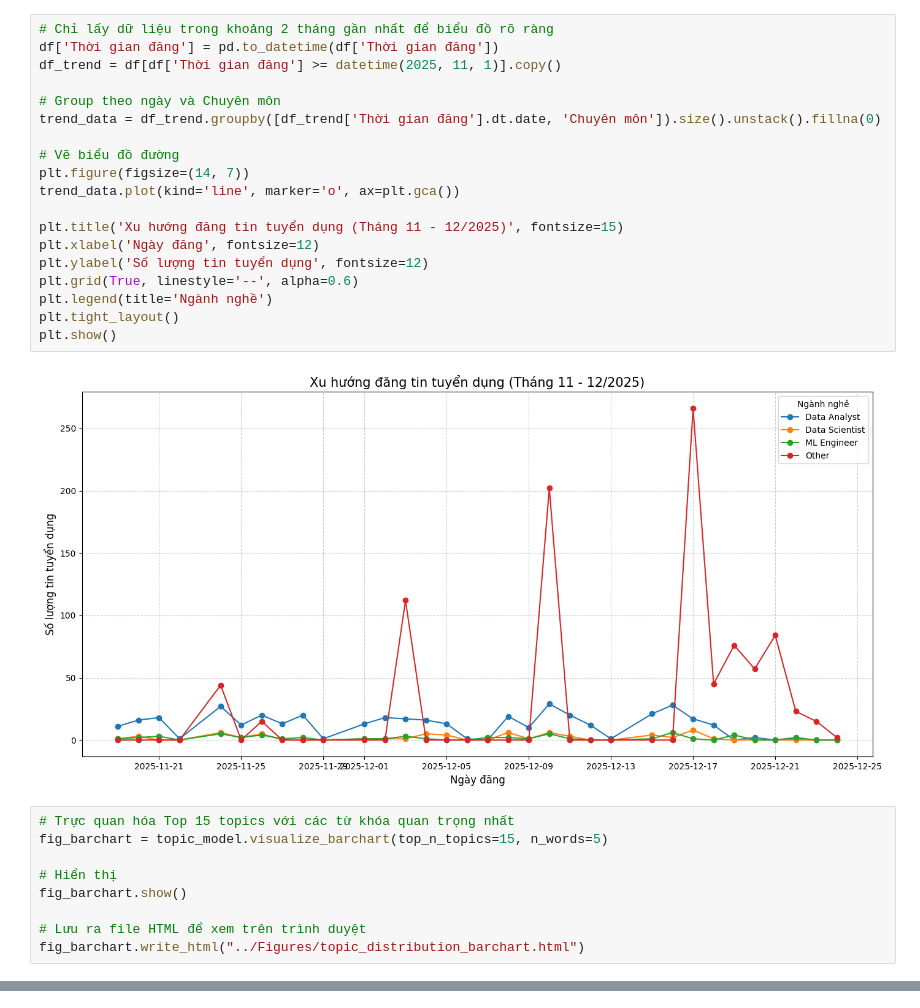
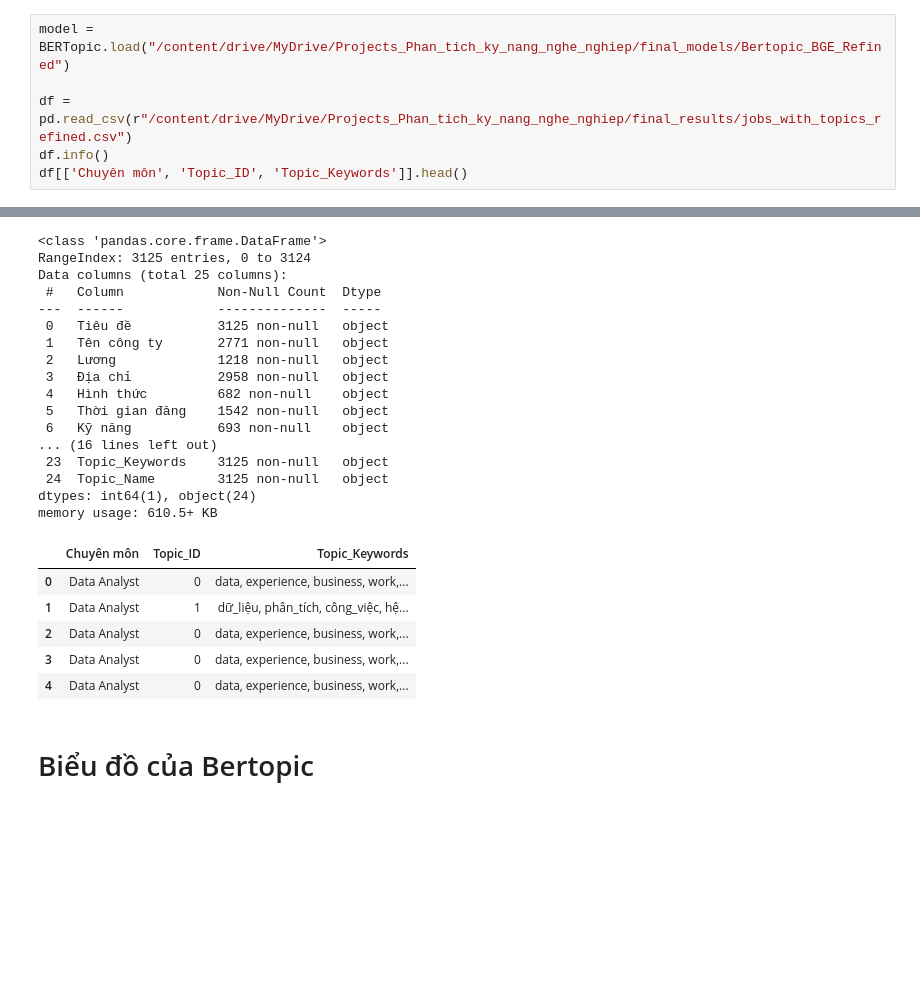
Before and after one commit to theanh-2k4/Project_Phan_Tich_Nghe_Nghiep, a Jupyter notebook: Code/Step3_Visualiztion.ipynb, the cells around one changed output, grey strips where cells are left out. Drawn from its saved outputs; the diff is of its cells as text; blank space fills up the shorter version.

```diff
--- a/Code/Step3_Visualiztion.ipynb
+++ b/Code/Step3_Visualiztion.ipynb
@@ -94,30 +15,7 @@ plt.show()
-# %%
-# Chỉ lấy dữ liệu trong khoảng 2 tháng gần nhất để biểu đồ rõ ràng
-df['Thời gian đăng'] = pd.to_datetime(df['Thời gian đăng'])
-df_trend = df[df['Thời gian đăng'] >= datetime(2025, 11, 1)].copy()
-
-# Group theo ngày và Chuyên môn
-trend_data = df_trend.groupby([df_trend['Thời gian đăng'].dt.date, 'Chuyên môn']).size().unstack().fillna(0)
-
-# Vẽ biểu đồ đường
-plt.figure(figsize=(14, 7))
-trend_data.plot(kind='line', marker='o', ax=plt.gca())
-
-plt.title('Xu hướng đăng tin tuyển dụng (Tháng 11 - 12/2025)', fontsize=15)
-plt.xlabel('Ngày đăng', fontsize=12)
-plt.ylabel('Số lượng tin tuyển dụng', fontsize=12)
-plt.grid(True, linestyle='--', alpha=0.6)
-plt.legend(title='Ngành nghề')
-plt.tight_layout()
-plt.show()
-# %% [output]
-[figure, removed]
-# %%
-# Trực quan hóa Top 15 topics với các từ khóa quan trọng nhất
-fig_barchart = topic_model.visualize_barchart(top_n_topics=15, n_words=5)
-
-# Hiển thị
-fig_barchart.show()
-
-# Lưu ra file HTML để xem trên trình duyệt
-fig_barchart.write_html("../Figures/topic_distribution_barchart.html")
+# %%
+model = BERTopic.load("/content/drive/MyDrive/Projects_Phan_tich_ky_nang_nghe_nghiep/final_models/Bertopic_BGE_Refined")
+
+df = pd.read_csv(r"/content/drive/MyDrive/Projects_Phan_tich_ky_nang_nghe_nghiep/final_results/jobs_with_topics_refined.csv")
+df.info()
+df[['Chuyên môn', 'Topic_ID', 'Topic_Keywords']].head()
+# %% [output]
@@ -123,0 +23,25 @@ fig_barchart.write_html("../Figures/topic_distribution_barchart.html")
+<class 'pandas.core.frame.DataFrame'>
+RangeIndex: 3125 entries, 0 to 3124
+Data columns (total 25 columns):
+ #   Column            Non-Null Count  Dtype
+---  ------            --------------  -----
+ 0   Tiêu đề           3125 non-null   object
+ 1   Tên công ty       2771 non-null   object
+ 2   Lương             1218 non-null   object
+ 3   Địa chỉ           2958 non-null   object
+ 4   Hình thức         682 non-null    object
+ 5   Thời gian đăng    1542 non-null   object
+ 6   Kỹ năng           693 non-null    object
+... (16 lines left out)
+ 23  Topic_Keywords    3125 non-null   object
+ 24  Topic_Name        3125 non-null   object
+dtypes: int64(1), object(24)
+memory usage: 610.5+ KB
+|  | Chuyên môn | Topic_ID | Topic_Keywords |
+| 0 | Data Analyst | 0 | data, experience, business, work,... |
+| 1 | Data Analyst | 1 | dữ_liệu, phân_tích, công_việc, hệ... |
+| 2 | Data Analyst | 0 | data, experience, business, work,... |
+| 3 | Data Analyst | 0 | data, experience, business, work,... |
+| 4 | Data Analyst | 0 | data, experience, business, work,... |
+# %% [markdown]
+# Biểu đồ của Bertopic
```
Also changed, not shown: parts of 16 cells of this notebook, 7 other files.
